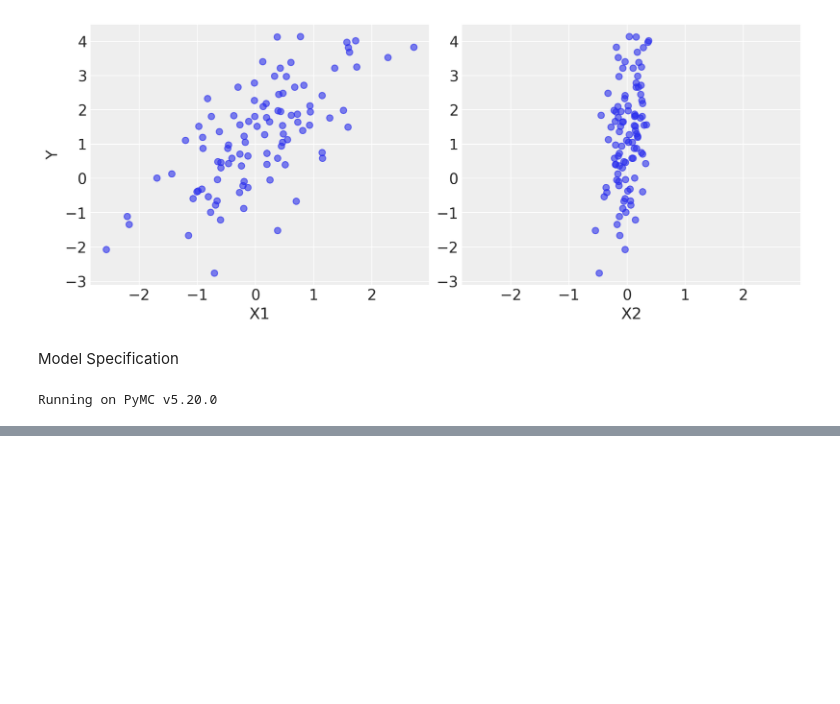
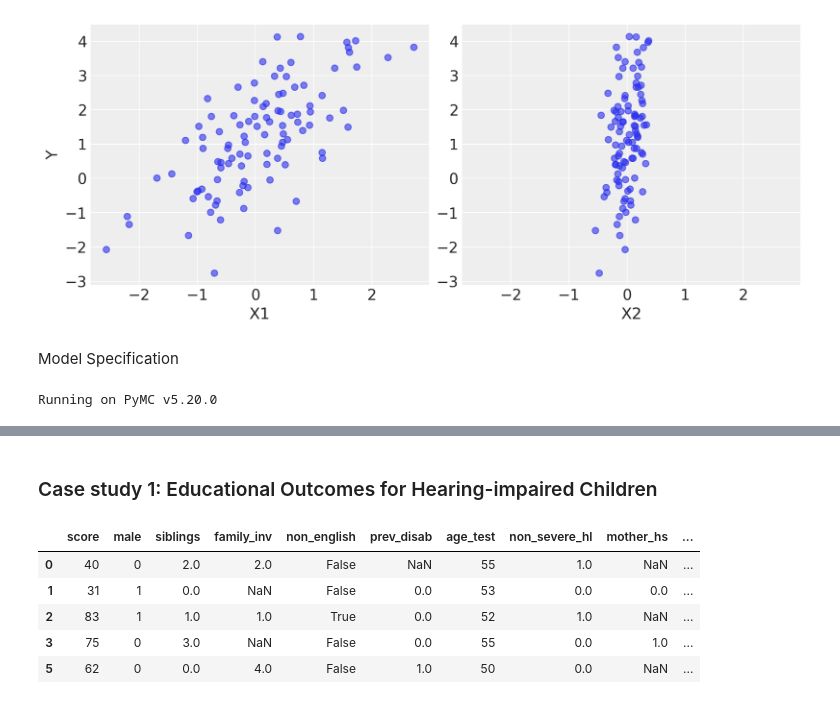
Before and after one commit to hashansl/learning, a Jupyter notebook: Bayesian/PyMC/Introductory Overview of PyMC.ipynb, the cells around one changed output, grey strips where cells are left out. Drawn from its saved outputs; the diff is of its cells as text; code cells hidden in the pictures; blank space fills up the shorter version.

```diff
--- a/Bayesian/PyMC/Introductory Overview of PyMC.ipynb
+++ b/Bayesian/PyMC/Introductory Overview of PyMC.ipynb
@@ -66,0 +130,12 @@ with basic_model:
+# %% [markdown]
+### Case study 1: Educational Outcomes for Hearing-impaired Children
+# %%
+test_scores = pd.read_csv(pm.get_data("test_scores.csv"), index_col=0)
+test_scores.head()
+# %% [output]
+|  | score | male | siblings | family_inv | non_english | prev_disab | age_test | non_severe_hl | mother_hs | ... |
+| 0 | 40 | 0 | 2.0 | 2.0 | False | NaN | 55 | 1.0 | NaN | ... |
+| 1 | 31 | 1 | 0.0 | NaN | False | 0.0 | 53 | 0.0 | 0.0 | ... |
+| 2 | 83 | 1 | 1.0 | 1.0 | True | 0.0 | 52 | 1.0 | NaN | ... |
+| 3 | 75 | 0 | 3.0 | NaN | False | 0.0 | 55 | 0.0 | 1.0 | ... |
+| 5 | 62 | 0 | 0.0 | 4.0 | False | 1.0 | 50 | 0.0 | NaN | ... |
```
Also changed, not shown: parts of 11 cells of this notebook.
